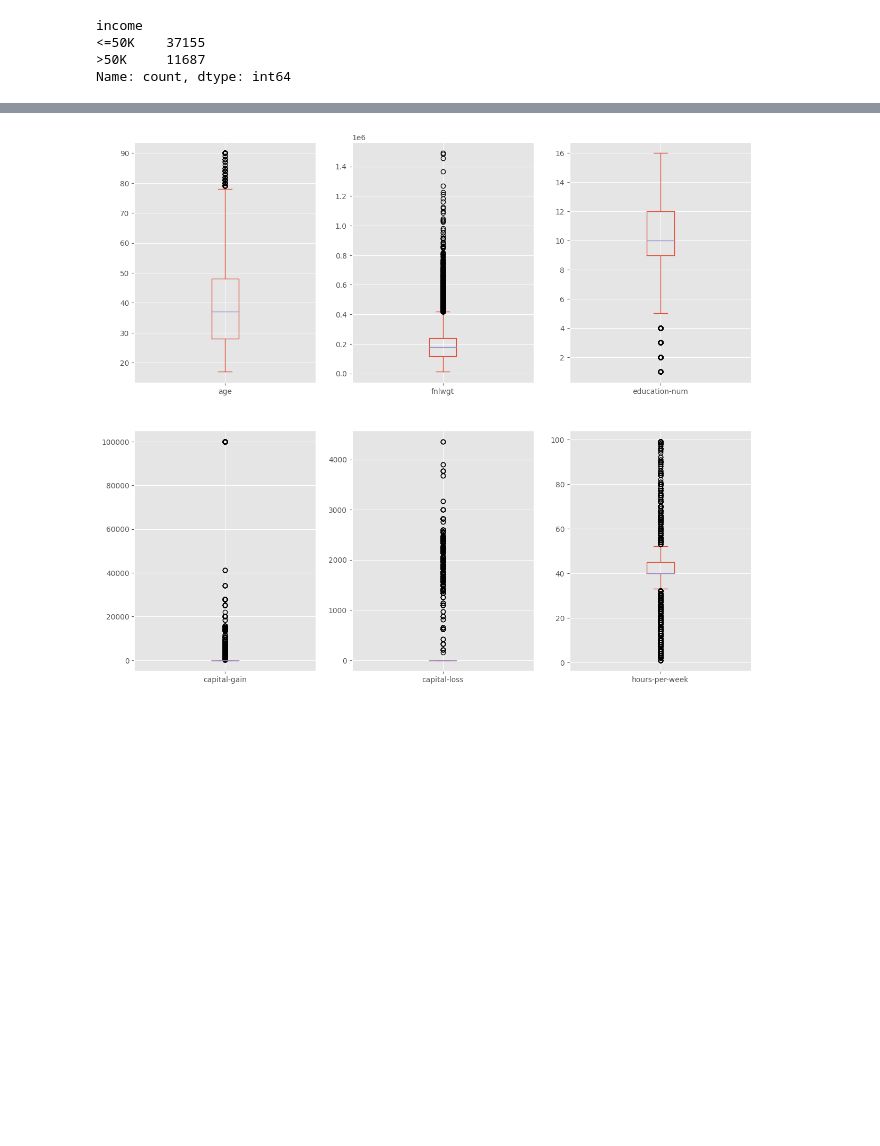
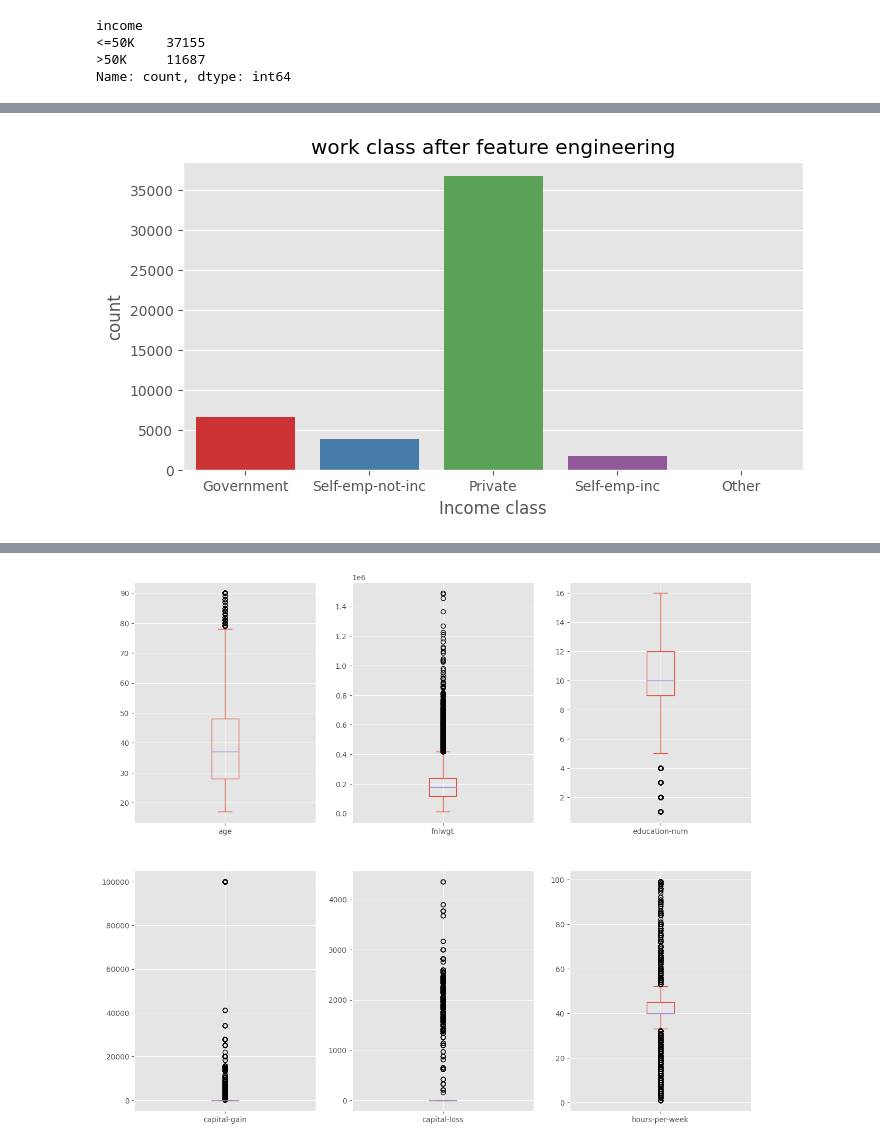
Before and after one commit to Lakshan2023/Machine-Learning-Coursework, a Jupyter notebook: DataCleaningProcess.ipynb, the cells around one changed output, grey strips where cells are left out. Cells and saved outputs as stored; diff of their text form; code cells hidden in the pictures; blank space fills up the shorter version.

```diff
--- a/DataCleaningProcess.ipynb
+++ b/DataCleaningProcess.ipynb
@@ -728,0 +763,4 @@ data.head(5)
+# %%
+# Dropped the never worked values
+data = data[data["workclass"] != "Never-worked"]
+data[data["workclass"] == "Never-worked"]["hours-per-week"]
@@ -728,0 +781,20 @@ data.head(5)
+# %%
+government = ["State-gov", "Local-gov", "Federal-gov"]
+private = ["Private"]
+self_employee_income = ["Self-emp-inc"]
+self_employee_not_income = ["Self-emp-not-inc"]
+other = ["Without-pay"]
+
+def change_workclass(value):
+    if value in government:
+        return "Government"
+    elif value in private:
+        return "Private"
+    elif value in self_employee_income:
+        return "Self-emp-inc"
+    elif value in self_employee_not_income:
+        return "Self-emp-not-inc"
+    elif value in other:
+        return "Other"
+# %%
+data["workclass"] = data["workclass"].apply(change_workclass)
@@ -728,0 +811,8 @@ data.head(5)
+# %%
+plt.figure(figsize=(8, 4))
+sns.countplot(x=data['workclass'], palette='Set1')
+plt.title("work class after feature engineering")
+plt.xlabel("Income class")
+plt.show()
+# %% [output]
+[figure, added]
```
Also changed, not shown: parts of 125 cells of this notebook.
